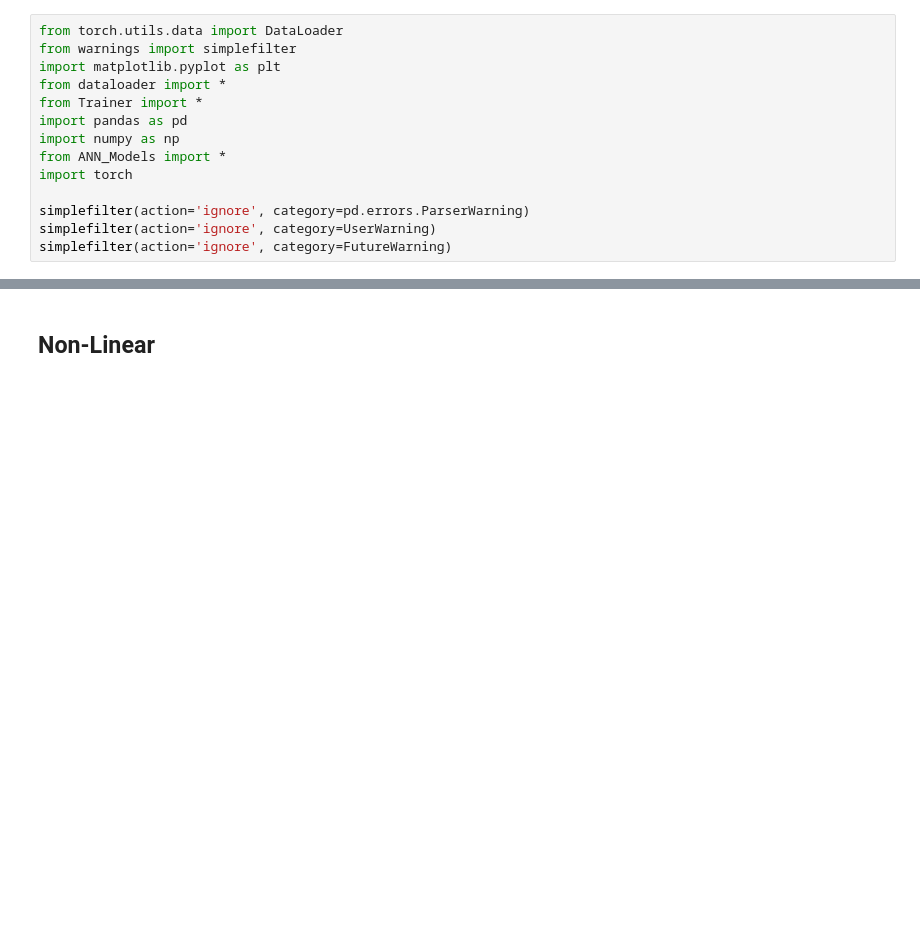
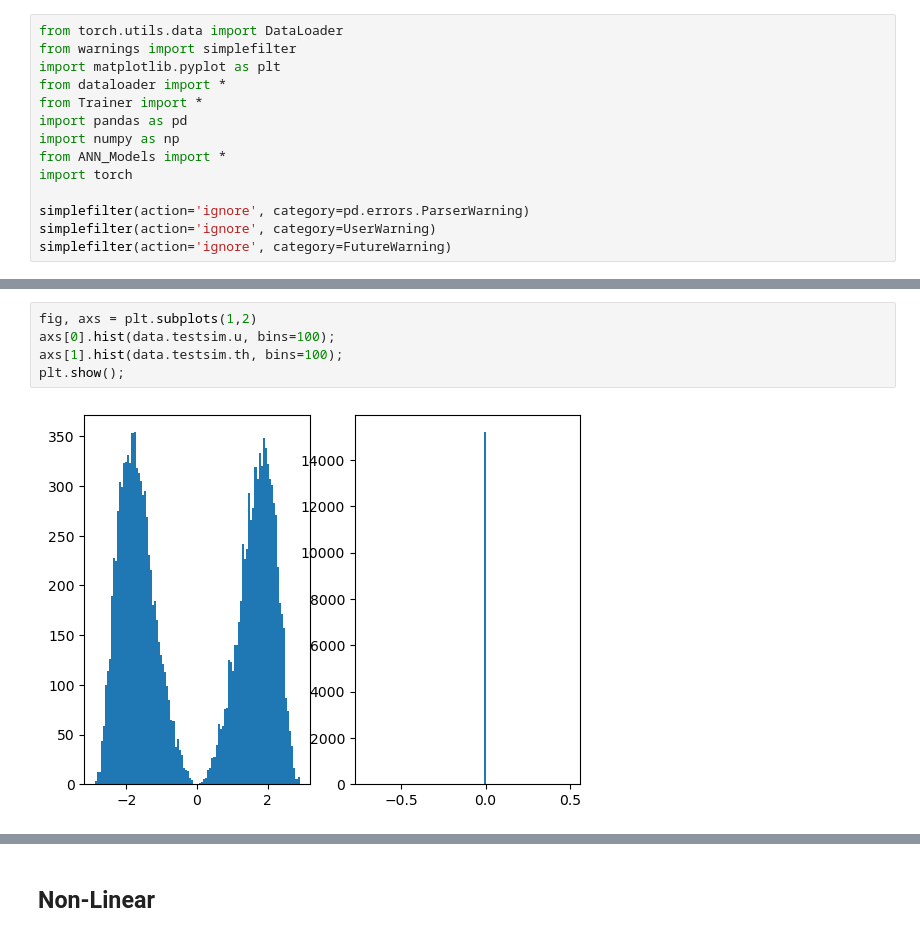
Before and after one commit to GerbenBeintema/gym-unbalanced-disk, a Jupyter notebook: test.ipynb, the cells around one changed output, grey strips where cells are left out. Drawn from its saved outputs; the diff is of its cells as text; blank space fills up the shorter version.

```diff
--- a/test.ipynb
+++ b/test.ipynb
@@ -16,0 +43,7 @@ simplefilter(action='ignore', category=FutureWarning)
+# %%
+fig, axs = plt.subplots(1,2)
+axs[0].hist(data.testsim.u, bins=100);
+axs[1].hist(data.testsim.th, bins=100);
+plt.show();
+# %% [output]
+[figure, added]
```
Also changed, not shown: parts of 15 cells of this notebook, 3 other files.
